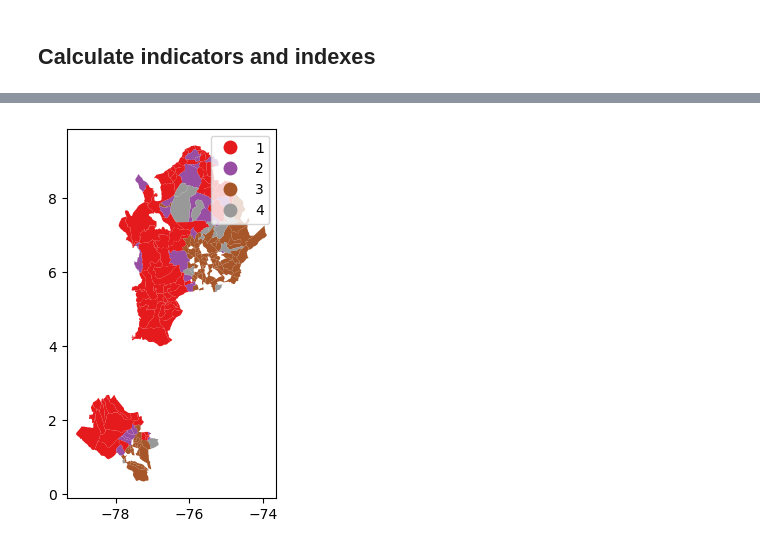
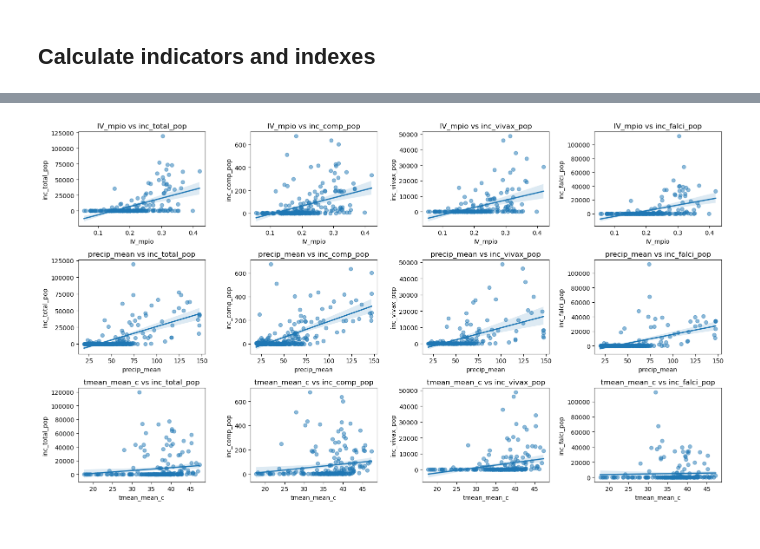
Before and after one commit to alina12358/policy-analytics-assessment, a Jupyter notebook: analysis.ipynb, the cells around one changed output, grey strips where cells are left out. Saved outputs shown, nothing was run; the diff lists cells and outputs as text; code cells hidden in the pictures.

```diff
--- a/analysis.ipynb
+++ b/analysis.ipynb
@@ -326,14 +92,0 @@ p-value: 0.001
-# %%
-from esda.moran import Moran_Local
-
-lisa = Moran_Local(y, w)
-
-# Resultados por municipio
-gdf_map["lisa_I"] = lisa.Is          # estadístico local
-gdf_map["lisa_p"] = lisa.p_sim       # significancia
-gdf_map["lisa_cluster"] = lisa.q     # tipo de cluster (1–4)
-
-# Mapa rápido de clusters
-import matplotlib.pyplot as plt
-gdf_map.plot(column="lisa_cluster", categorical=True, legend=True, cmap="Set1")
-plt.show()
@@ -342,16 +93,10 @@ plt.show()
-# %%
-from esda.moran import Moran_Local
-
-lisa = Moran_Local(y_iv, w)
-
-# Resultados por municipio
-gdf_map["lisa_I"] = lisa.Is          # estadístico local
-gdf_map["lisa_p"] = lisa.p_sim       # significancia
-gdf_map["lisa_cluster"] = lisa.q     # tipo de cluster (1–4)
-
-# Mapa rápido de clusters
-import matplotlib.pyplot as plt
-gdf_map.plot(column="lisa_cluster", categorical=True, legend=True, cmap="Set1")
-plt.show()
-# %% [output]
-[figure, removed]
+# %%
+plot_iv_and_climate_vs_malaria(
+    gdf_map,
+    inc_vars=None,
+    iv_col="IV_mpio",
+    climate_vars=None,
+    cell_size=(4, 3),
+)
+# %% [output]
+[figure, added]
```
Also changed, not shown: parts of 32 cells of this notebook, 8 other files.
